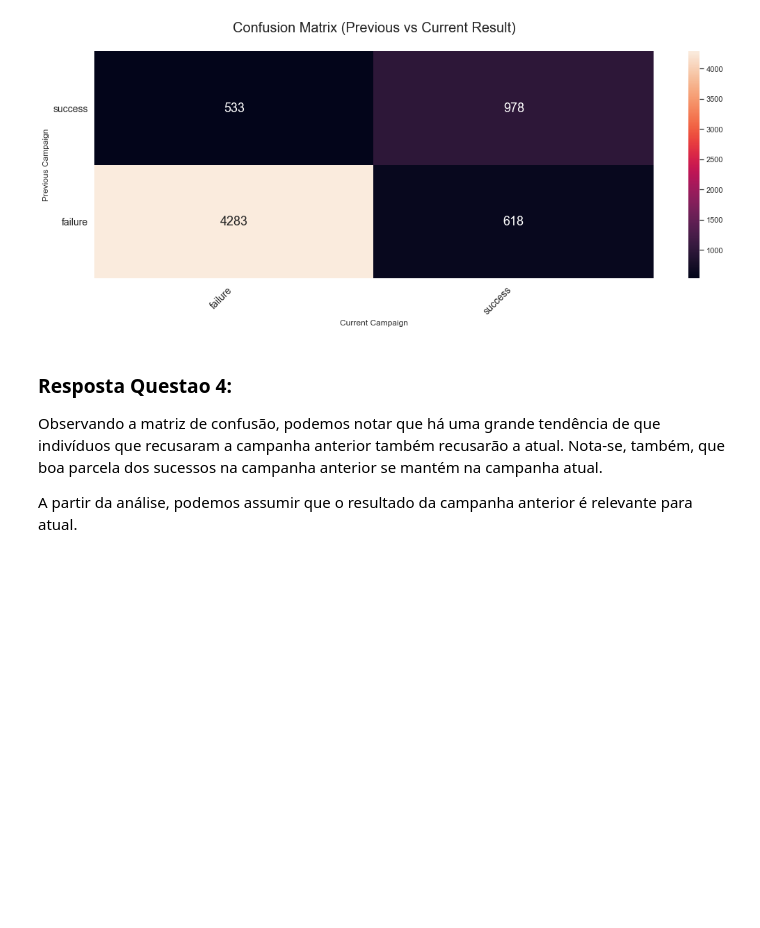
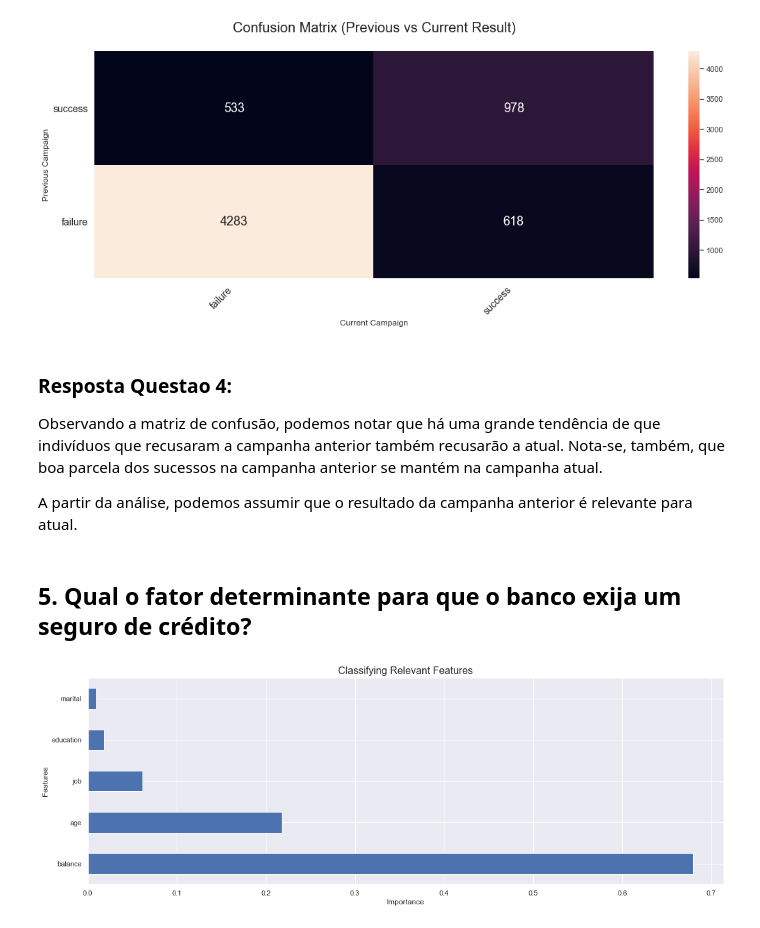
Before and after one commit to Alro10/data-science-bank-teste, a Jupyter notebook: src/Analysis.ipynb, the cells around one changed output. Drawn from its saved outputs; the diff is of its cells as text; code cells hidden in the pictures; blank space fills up the shorter version.

```diff
--- a/src/Analysis.ipynb
+++ b/src/Analysis.ipynb
@@ -280,3 +282,30 @@ plt.show()
 Observando a matriz de confusão, podemos notar que há uma grande tendência de que indivíduos que recusaram a campanha anterior também recusarão a atual. Nota-se, também, que boa parcela dos sucessos na campanha anterior se mantém na campanha atual.
 
 A partir da análise, podemos assumir que o resultado da campanha anterior é relevante para atual.
+# %% [markdown]
+## 5. Qual o fator determinante para que o banco exija um seguro de crédito?
+# %%
+# Features importantes
+df5 = pd.DataFrame(data.iloc[:,:8])
+
+# Separamos features e target variable
+X = df5.drop('default', axis=1)
+Y = df5[['default']]
+
+# Trasformamos texto para dado numérico (label encoding)
+for col in list(set(X.columns)-set(['age', 'balance'])):
+    X[col] = pd.factorize(X[col])[0]
+
+# Instanciamos e treinamos o classificador
+model = ExtraTreesClassifier()
+model.fit(X, Y.values.ravel())
+
+main_features = pd.Series(model.feature_importances_, index=X.columns)
+plt.figure(figsize=(18, 6))
+main_features.nlargest(5).plot(kind='barh')
+plt.xlabel("Importance")
+plt.ylabel("Features")
+plt.title("Classifying Relevant Features", size=16)
+plt.show()
+# %% [output]
+[figure, added]
```
Also changed, not shown: parts of 10 cells of this notebook.
